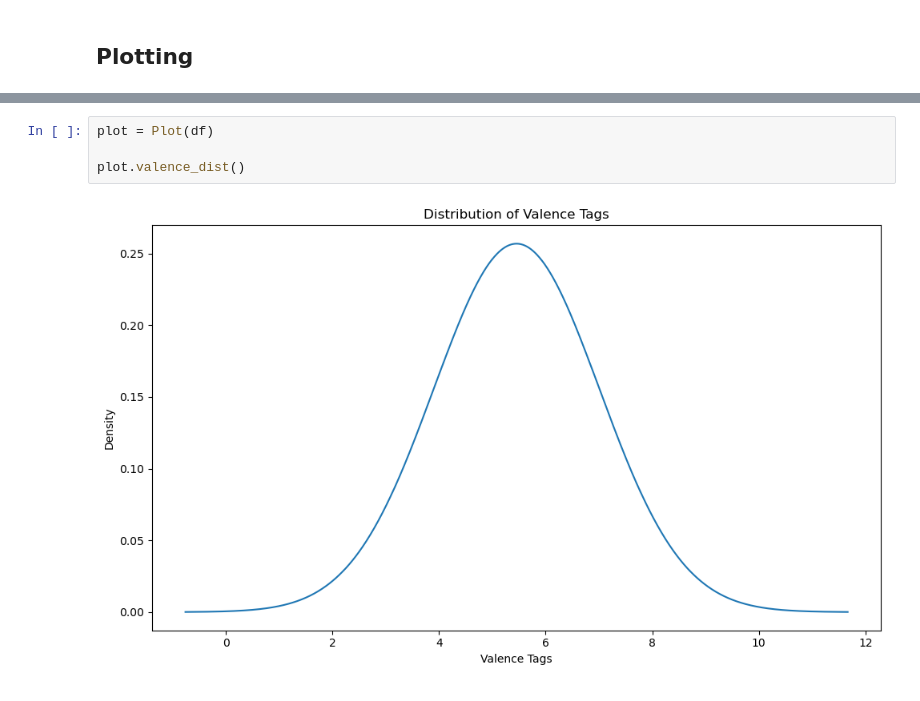
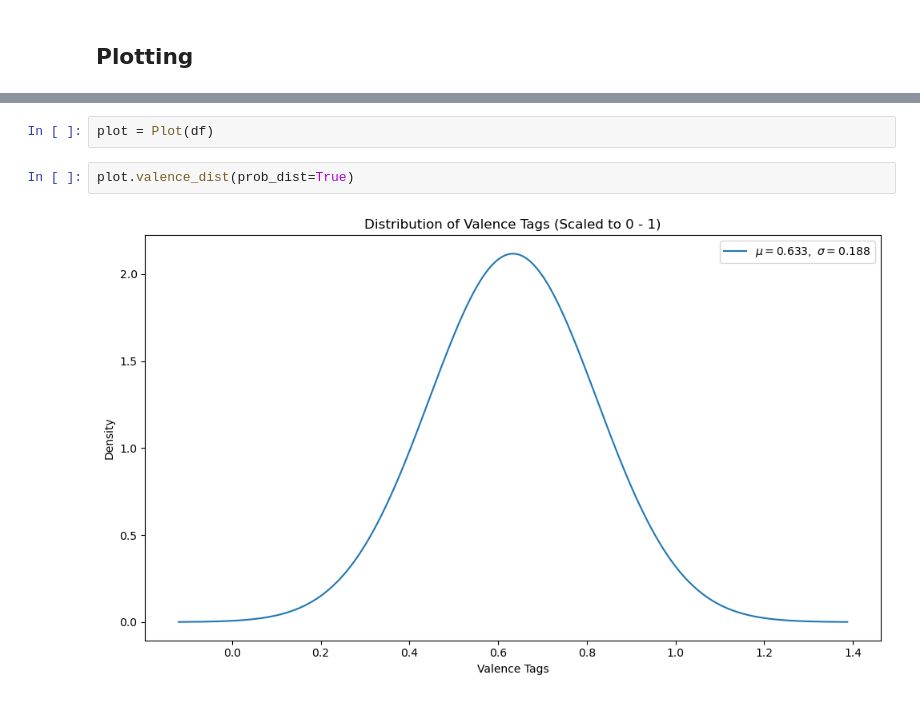
Before and after one commit to AquaJoseph/AuditoryChromaticTransformation, a Jupyter notebook: src/muse/data_anaysis.ipynb, the cells around one changed output, grey strips where cells are left out. Cells and saved outputs as stored; diff of their text form.

```diff
--- a/src/muse/data_anaysis.ipynb
+++ b/src/muse/data_anaysis.ipynb
@@ -140,7 +172,7 @@ class Plot:
 # %%
 plot = Plot(df)
-
-plot.valence_dist()
-# %% [output]
-[figure, removed]
+# %%
+plot.valence_dist(prob_dist=True)
+# %% [output]
+[figure, added]
 # %%
```
Also changed, not shown: parts of 12 cells of this notebook.
